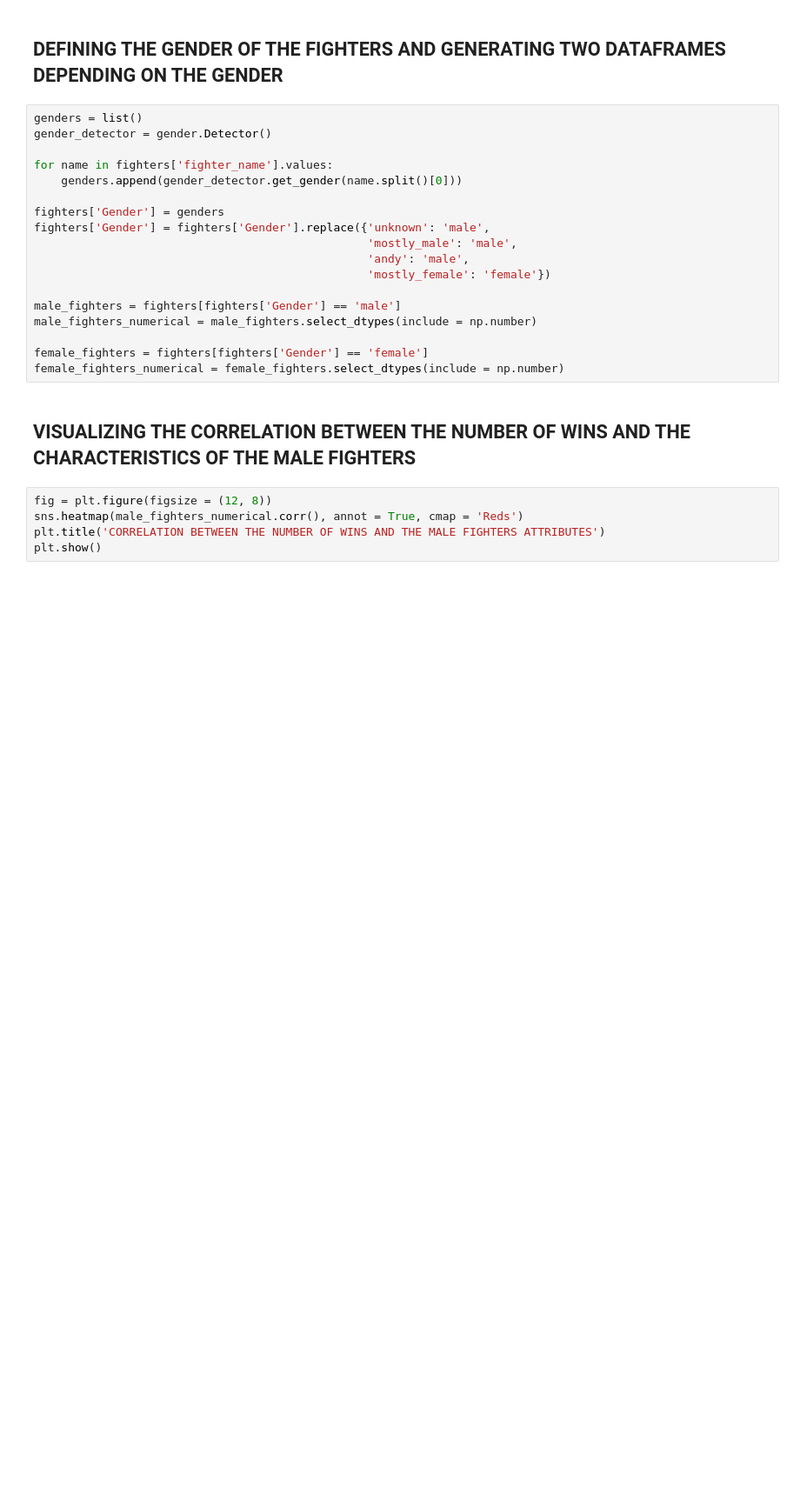
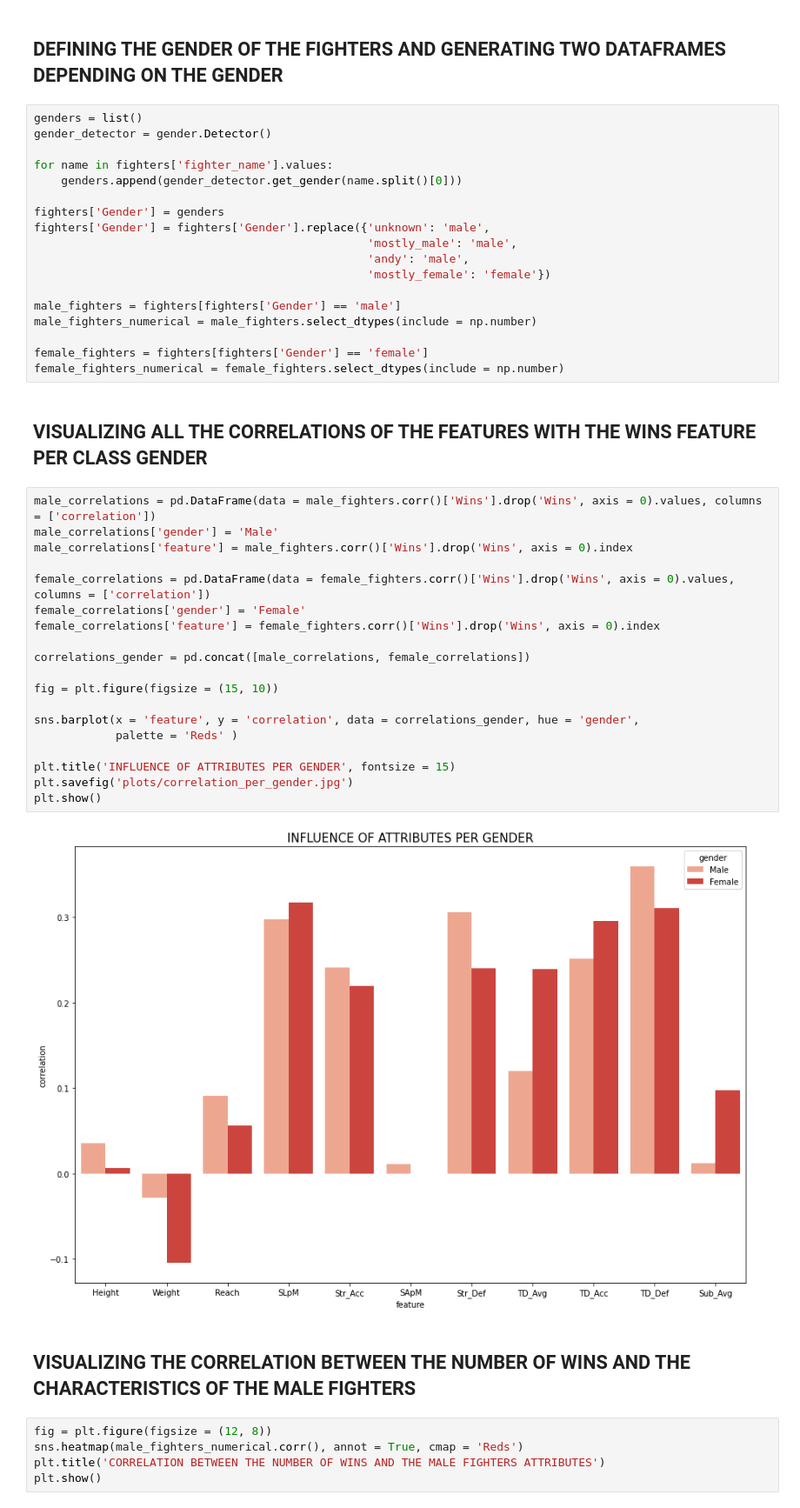
Before and after one commit to sergioaisolutions/ufc_ironhack_mwp, a Jupyter notebook: wins.ipynb, the cells around one changed output. Shown at 87% size. Drawn from its saved outputs; the diff is of its cells as text; blank space fills up the shorter version.

```diff
--- a/wins.ipynb
+++ b/wins.ipynb
@@ -167,6 +208,29 @@ male_fighters_numerical = male_fighters.select_dtypes(include = np.number)
 
 female_fighters = fighters[fighters['Gender'] == 'female']
 female_fighters_numerical = female_fighters.select_dtypes(include = np.number)
+# %% [markdown]
+## VISUALIZING ALL THE CORRELATIONS OF THE FEATURES WITH THE WINS FEATURE PER CLASS GENDER
+# %%
+male_correlations = pd.DataFrame(data = male_fighters.corr()['Wins'].drop('Wins', axis = 0).values, columns = ['correlation'])
+male_correlations['gender'] = 'Male'
+male_correlations['feature'] = male_fighters.corr()['Wins'].drop('Wins', axis = 0).index
+
+female_correlations = pd.DataFrame(data = female_fighters.corr()['Wins'].drop('Wins', axis = 0).values, columns = ['correlation'])
+female_correlations['gender'] = 'Female'
+female_correlations['feature'] = female_fighters.corr()['Wins'].drop('Wins', axis = 0).index
+
+correlations_gender = pd.concat([male_correlations, female_correlations])
+
+fig = plt.figure(figsize = (15, 10))
+
+sns.barplot(x = 'feature', y = 'correlation', data = correlations_gender, hue = 'gender',
+            palette = 'Reds' )
+
+plt.title('INFLUENCE OF ATTRIBUTES PER GENDER', fontsize = 15)
+plt.savefig('plots/correlation_per_gender.jpg')
+plt.show()
+# %% [output]
+[figure, added]
 # %% [markdown]
 ## VISUALIZING THE CORRELATION BETWEEN THE NUMBER OF WINS AND THE CHARACTERISTICS OF THE MALE FIGHTERS
 # %%
```
Also changed, not shown: parts of 5 cells of this notebook, 4 other files.
